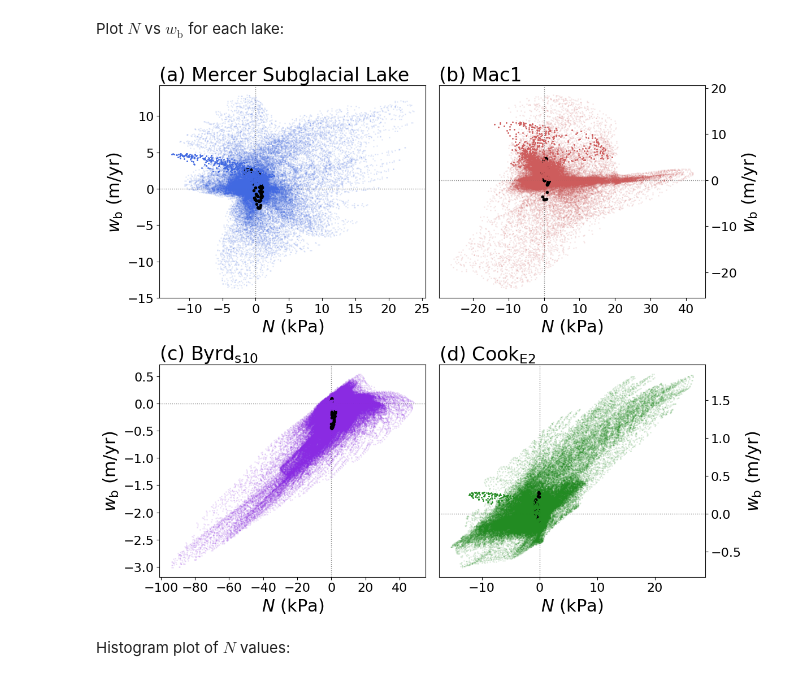
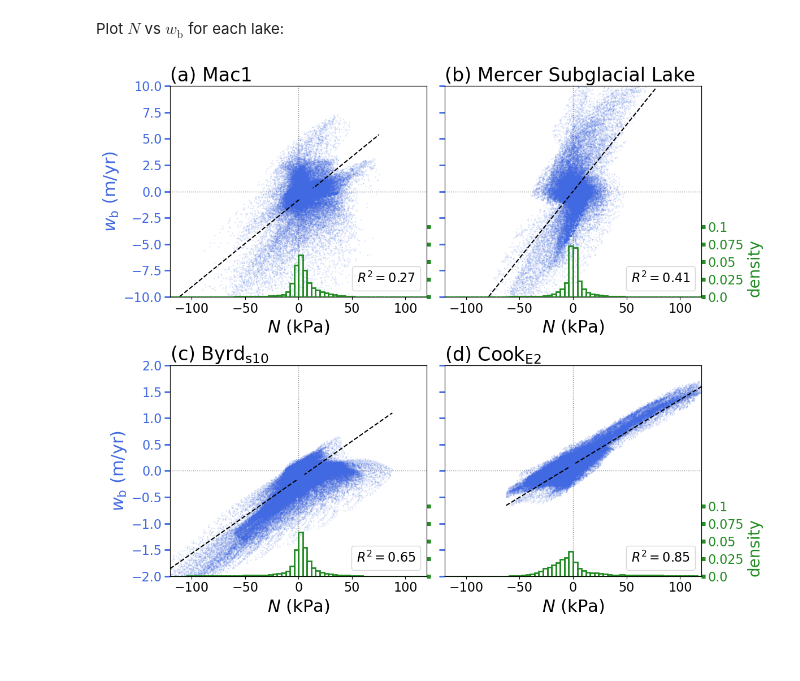
Before and after one commit to agstub/lake-pressures, a Jupyter notebook: notebooks/4_IS2-plot.ipynb, the cells around one changed output. Saved outputs shown, nothing was run; the diff lists cells and outputs as text; code cells hidden in the pictures; blank space fills up the shorter version.

Commit message:
edited histogram plot notebook

```diff
--- a/notebooks/4_IS2-plot.ipynb
+++ b/notebooks/4_IS2-plot.ipynb
@@ -11,9 +11,9 @@ sys.path.insert(0, '../scripts')
 
 from load_lakes import gdf
 # %%
-lake_names = ['MercerSubglacialLake','Mac1','Byrd_s10','Cook_E2']
-latex_names = [r'Mercer Subglacial Lake',r'Mac1',r'Byrd$_{\mathrm{s}10}$',r'Cook$_{\mathrm{E}2}$']
-colors = ['royalblue','indianred','blueviolet','forestgreen']
+lake_names = ['Mac1','MercerSubglacialLake','Byrd_s10','Cook_E2']
+latex_names = [r'Mac1',r'Mercer Subglacial Lake',r'Byrd$_{\mathrm{s}10}$',r'Cook$_{\mathrm{E}2}$']
+colors = ['royalblue','royalblue','royalblue','royalblue']
 alphab = [r'(a)',r'(b)',r'(c)',r'(d)']
 # %% [markdown]
 Plot $N$ vs $w_\mathrm{b}$ for each lake:
@@ -26,10 +26,6 @@ w__ = [0,0,0,0]
 for lake_name in lake_names:
     plt.subplot(2,2,l+1)
     plt.title(alphab[l]+r' '+latex_names[l],fontsize=24,loc='left')
-
-    if l ==1 or l==3:
-        plt.gca().yaxis.set_label_position("right")
-        plt.gca().yaxis.tick_right()
 
     plt.axhline(y=0,linestyle=':',color='k',linewidth=1,alpha=0.5)
     plt.axvline(x=0,linestyle=':',color='k',linewidth=1,alpha=0.5)
@@ -57,38 +53,66 @@ for lake_name in lake_names:
 
 
     for i in np.arange(j0,t0.size,1):
         plt.plot(N[i,:,:][bdry>1e-2].flatten()*N_sc/1e3,w[i,:,:][bdry>1e-2].flatten(),'o',color=colors[l],markersize=1,alpha=0.1)
         N_data = np.append(N_data,N[i,:,:][bdry>1e-2].flatten()*N_sc/1e3)
         w_data = np.append(w_data,w[i,:,:][bdry>1e-2].flatten())
 
     w_data = w_data[np.argsort(N_data)]
     N_data = np.sort(N_data)
     N__[l] = N_data
     w__[l] = w_data
 
     res = linregress(N_data, w_data)
 
 
 
     plt.plot(N_data, res.intercept + res.slope*N_data, 'k--',label=r'$R^2=$'+'{:.2f}'.format(res.rvalue**2))
-    plt.plot(N_mean[j0:None].flatten()*N_sc/1e3,w_mean[j0:None].flatten(),'ko',markersize=3,alpha=1)
+    # plt.plot(N_mean[j0:None].flatten()*N_sc/1e3,w_mean[j0:None].flatten(),'ko',markersize=3,alpha=1)
     plt.plot(N[i,:,:][bdry>1e-2].flatten()*N_sc/1e3,w[i,:,:][bdry>1e-2].flatten(),'o',color=colors[l],markersize=1,alpha=1)
-    plt.xticks(fontsize=16)
-    plt.yticks(fontsize=16)
     leg = plt.legend(fontsize=16,loc='lower right',handlelength=0, handletextpad=0, fancybox=True)
     for item in leg.legend_handles:
         item.set_visible(False)
 
 
-    plt.xlabel(r'$N$ (kPa)',fontsize=22)
-    plt.ylabel(r'$w_\mathrm{b}$ (m/yr)',fontsize=22)
+    if l==0 or l==1:
+        plt.ylim(-10,10)
+        plt.xlim(-120,120)
+    else:
+        plt.ylim(-2,2)
+        plt.xlim(-120,120)
+
+    if l ==0 or l==2:
+        plt.xlabel(r'$N$ (kPa)',fontsize=22)
+        plt.ylabel(r'$w_\mathrm{b}$ (m/yr)',fontsize=22,color='royalblue')
+        plt.xticks(fontsize=16)
+        plt.yticks(fontsize=16)
+    else:
+        plt.xlabel(r'$N$ (kPa)',fontsize=22)
+        plt.xticks(fontsize=16)
+        # plt.yticks(fontsize=16)
+        plt.gca().yaxis.set_ticklabels([])
+
+    plt.gca().tick_params(axis='y', colors='royalblue',width=2,length=7)
+
+    ax2 = plt.gca().twinx()
+    bins = np.linspace(-1,1,61)*120
+    ax2.hist(N_data,bins=bins,density=True,color='k',alpha=1,linewidth=2,facecolor="None",ec='forestgreen')
+
+    ax2.set_ylim(0,0.3)
+    ax2.set_xlim(-120,120)
+    ax2.set_yticks(np.arange(0,0.125,0.025))
+    ax2.yaxis.set_ticklabels([])
+
+    ax2.tick_params(axis='y', colors='forestgreen',width=5,length=5)
+    if l==1 or l==3:
+        ax2.set_ylabel('density',fontsize=20,color='forestgreen',loc="bottom")
+        ax2.yaxis.set_ticklabels(np.round(np.arange(0,0.125,0.025),3),fontsize=16)
+
     l+=1
 
 plt.tight_layout()
 plt.savefig('fig11')
 plt.show()
 plt.close()
 # %% [output]
-[figure, old version]
+[figure, new version]
-# %% [markdown]
-Histogram plot of $N$ values:
```
Also changed, not shown: parts of 2 cells of this notebook.
